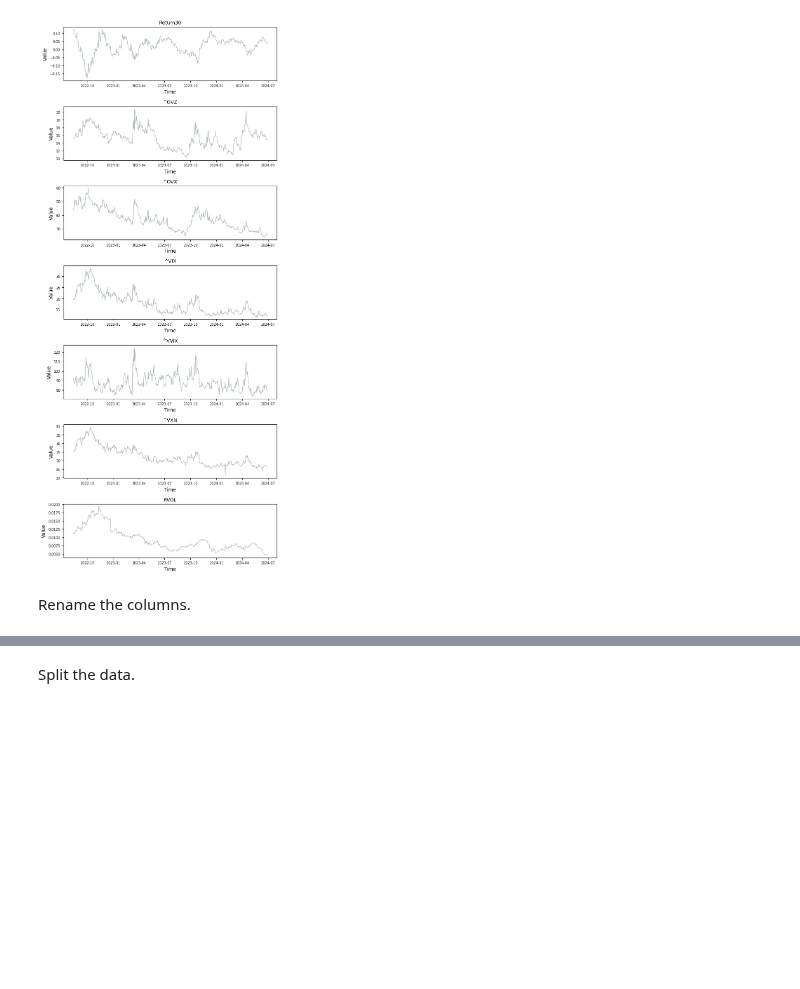
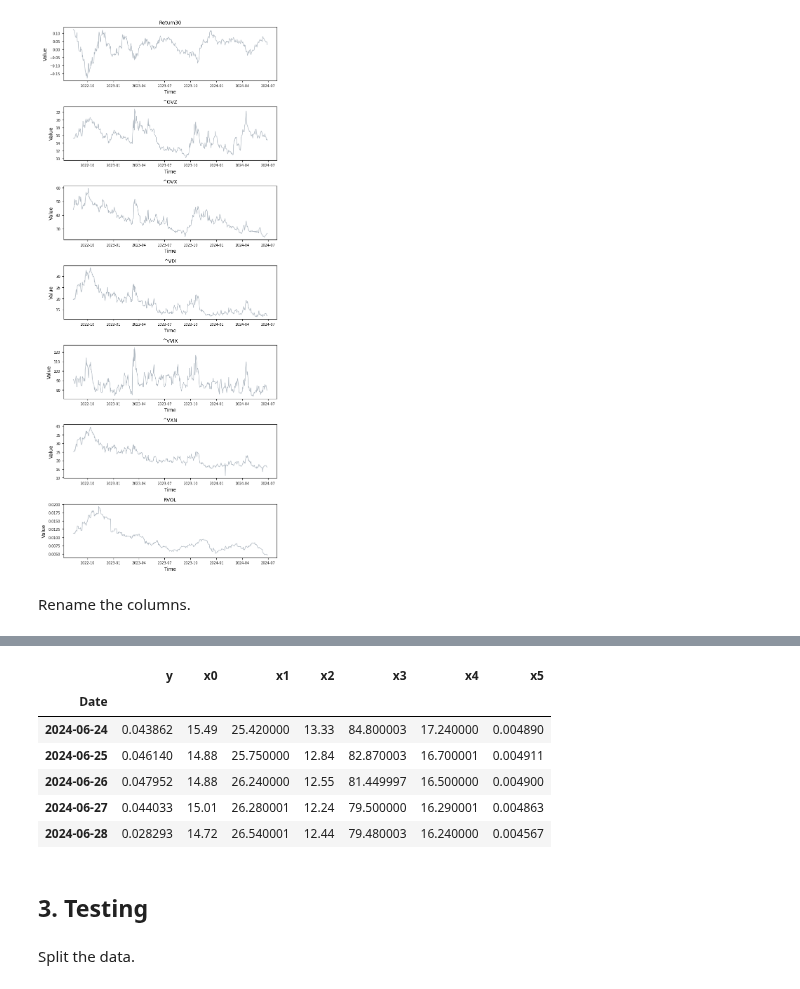
Before and after one commit to fg-research/lnn-sagemaker, a Jupyter notebook: examples/SPX.ipynb, the cells around one changed output, grey strips where cells are left out. Cells and saved outputs as stored; diff of their text form; code cells hidden in the pictures; blank space fills up the shorter version.

```diff
--- a/examples/SPX.ipynb
+++ b/examples/SPX.ipynb
@@ -157,3 +191,15 @@ dataset.columns = ["y"] + [f"x{i}" for i in range(dataset.shape[1] - 1)]
+# %%
+dataset.tail()
+# %% [output]
+|  | y | x0 | x1 | x2 | x3 | x4 | x5 |
+| Date |  |  |  |  |  |  |  |
+| 2024-06-24 | 0.043862 | 15.49 | 25.420000 | 13.33 | 84.800003 | 17.240000 | 0.004890 |
+| 2024-06-25 | 0.046140 | 14.88 | 25.750000 | 12.84 | 82.870003 | 16.700001 | 0.004911 |
+| 2024-06-26 | 0.047952 | 14.88 | 26.240000 | 12.55 | 81.449997 | 16.500000 | 0.004900 |
+| 2024-06-27 | 0.044033 | 15.01 | 26.280001 | 12.24 | 79.500000 | 16.290001 | 0.004863 |
+| 2024-06-28 | 0.028293 | 14.72 | 26.540001 | 12.44 | 79.480003 | 16.240000 | 0.004567 |
+# %% [markdown]
+## 3. Testing
 # %% [markdown]
 Split the data.
 # %%
```
Also changed, not shown: parts of 44 cells of this notebook.
